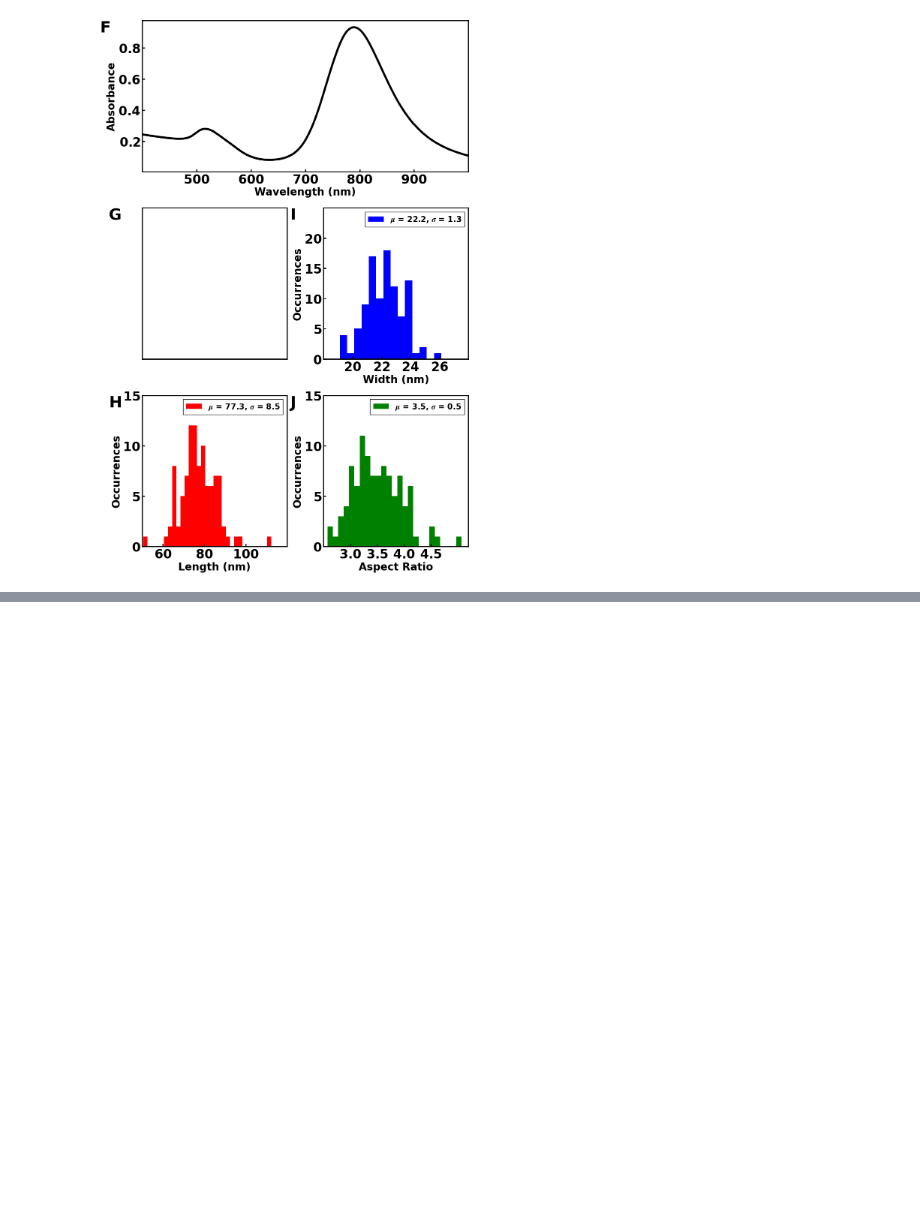
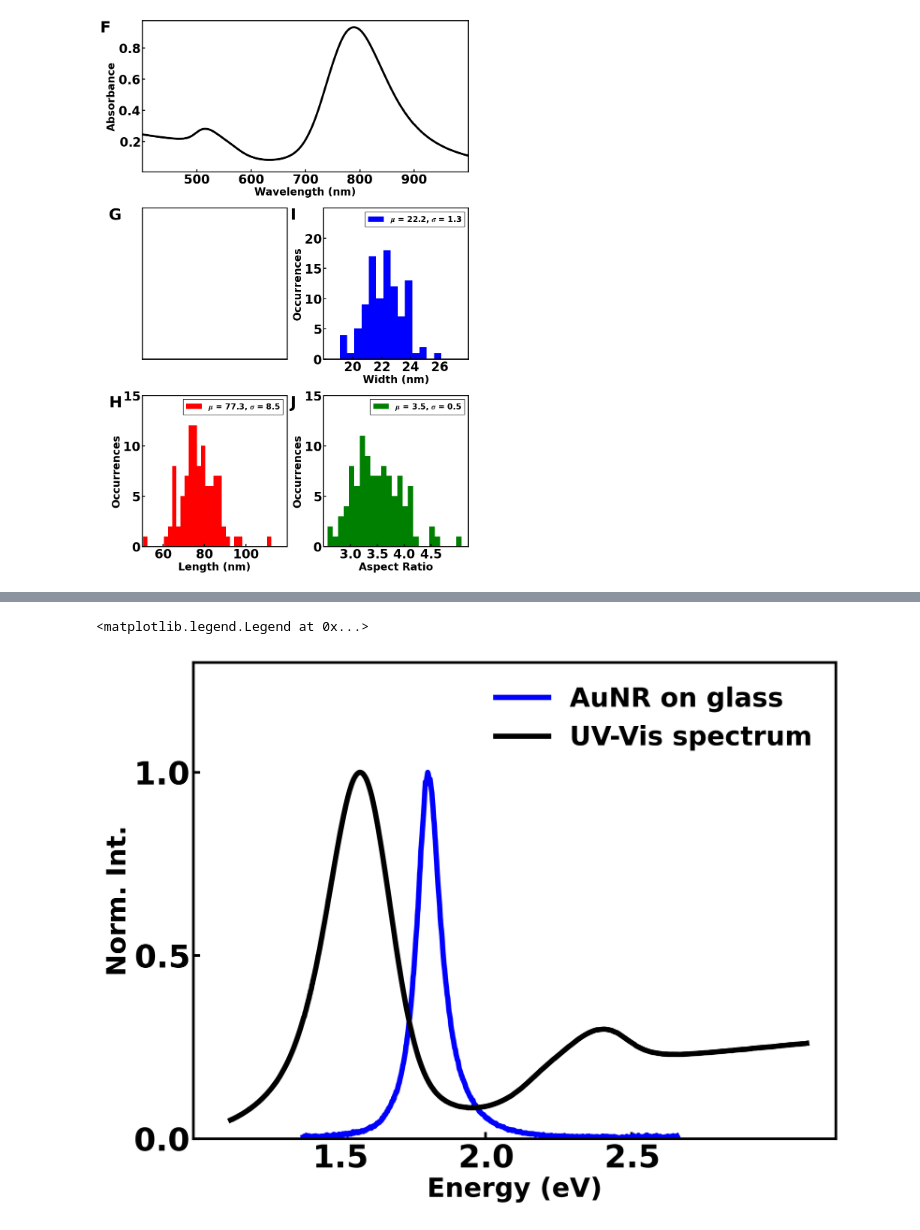
Before and after one commit to SWAN88/AuNR_DA, a Jupyter notebook: 091224_figureS1.ipynb, the cells around one changed output, grey strips where cells are left out. Cells and saved outputs as stored; diff of their text form; code cells hidden in the pictures; blank space fills up the shorter version.

```diff
--- a/091224_figureS1.ipynb
+++ b/091224_figureS1.ipynb
@@ -192,0 +196,9 @@ fig.tight_layout()
+# %%
+# 052223 AuNR os glass relative P8 absolute P7
+p_data = Path("C:/Users/katsuya2/OneDrive - University of Illinois - Urbana/Documents/Python Scripts/projects/AuNR_DA/datasets")
+
+fig1a_glass_data = pd.read_csv(Path(p_data, '052223_Zhenyang_exp_glass.csv'))
+fig1a_glass_data['exp_ene'] = [ast.literal_eval(df) for df in fig1a_glass_data['exp_ene']]
+fig1a_glass_data['exp_dfs'] = [ast.literal_eval(df) for df in fig1a_glass_data['exp_dfs']]
+fig1a_glass_data['fitting'] = [ast.literal_eval(df) for df in fig1a_glass_data['fitting']]
+print(fig1a_glass_data.shape)
@@ -192,0 +216,18 @@ fig.tight_layout()
+# %%
+fig, ax = plt.subplots(figsize=(8, 6), dpi=300)
+
+part_num = 1
+ax.plot(fig1a_glass_data['exp_ene'][part_num-1], [i/max(fig1a_glass_data['exp_dfs'][part_num-1]) for i in fig1a_glass_data['exp_dfs'][part_num-1]], c='b', lw=4, label='AuNR on glass')
+
+ax.plot(1240/uvvis_data['wav'], uvvis_data['absorbance']/max(uvvis_data['absorbance']), c='k', lw=4, label='UV-Vis spectrum')
+
+ax.set_xlim(1.0, 3.2)
+ax.set_ylim(0, 1.3)
+ax.set_xticks([1.5, 2.0, 2.5])
+ax.set_yticks([0, 0.5, 1.0])
+ax.set_xlabel('Energy (eV)')
+ax.set_ylabel('Norm. Int.')
+ax.legend(fontsize=20, frameon=False)
+# %% [output]
+<matplotlib.legend.Legend at 0x...>
+[figure, added]
```
Also changed, not shown: parts of 4 cells of this notebook, 2 other files.
